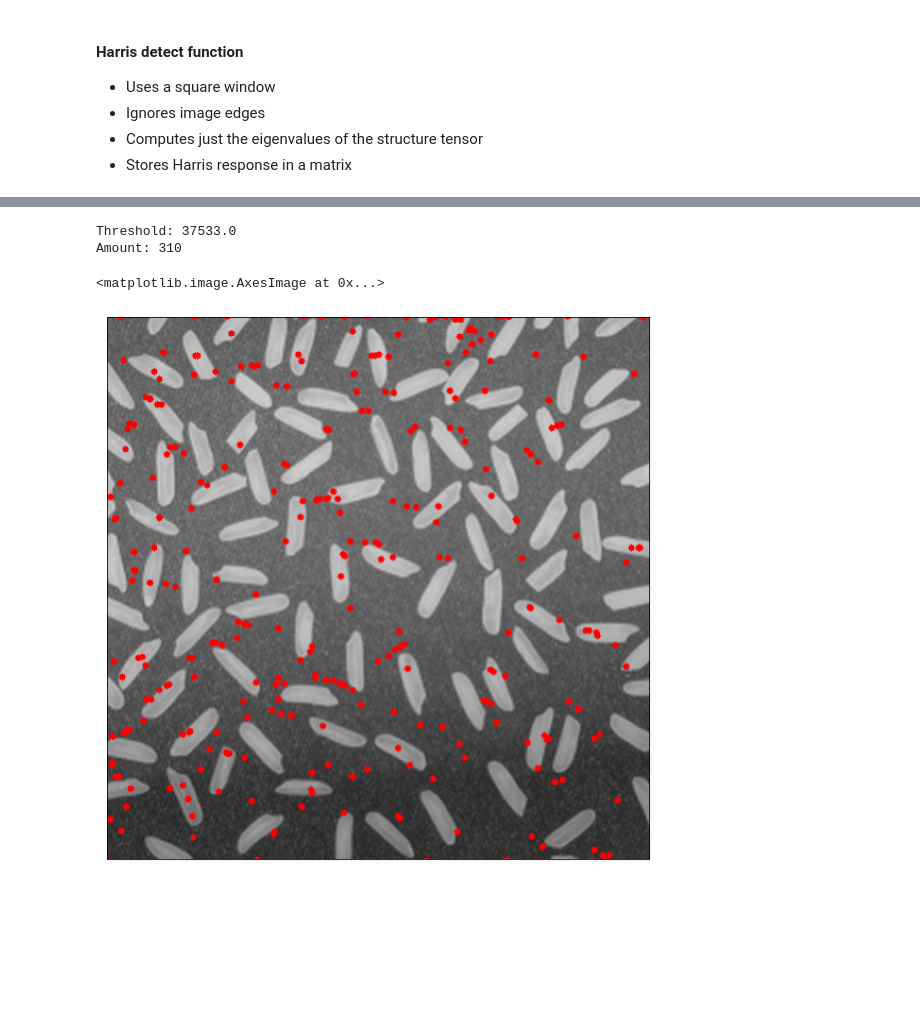
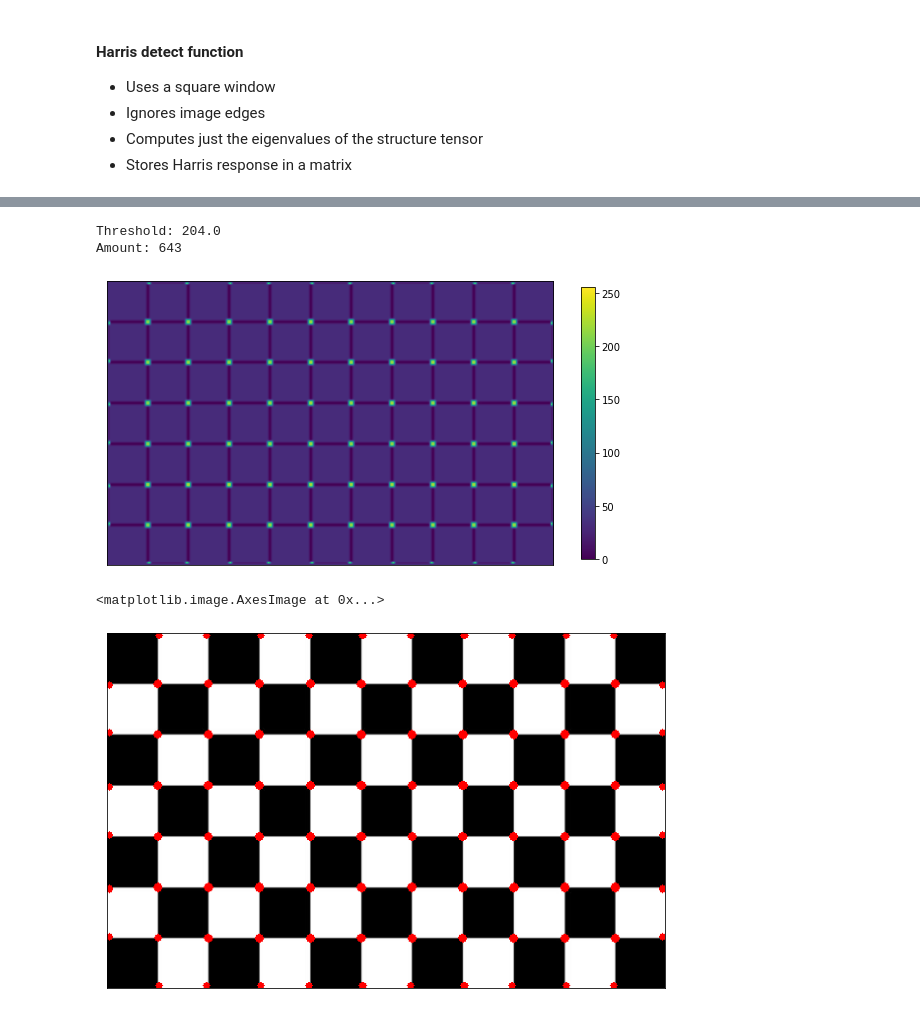
Before and after one commit to AIP-Mizzou/HarrisFeature, a Jupyter notebook: main.ipynb, the cells around one changed output, grey strips where cells are left out. Saved outputs shown, nothing was run; the diff lists cells and outputs as text; code cells hidden in the pictures; blank space fills up the shorter version.

```diff
--- a/main.ipynb
+++ b/main.ipynb
@@ -26,10 +26,11 @@ The `image = np.asarray(Image.open(image_path).convert('L'))` opens and converts
 # %%
 from PIL import Image
 import numpy as np
+import matplotlib.pyplot as plt
 
 
-image_path = 'rice.png'
-# image_path = 'checker.jpg'
+# image_path = 'rice.png'
+image_path = 'checker.jpg'
 
 # Read in image as grayscale and store as an array
 image = np.asarray(Image.open(image_path).convert('L'))
@@ -88,0 +88,20 @@ img_dxdy = np.multiply(img_g_dx, img_g_dy)
+# %%
+img_dxdx = convolve2d(np.multiply(img_g_dx, img_g_dx), gauss, mode='same')
+img_dydy = convolve2d(np.multiply(img_g_dy, img_g_dy), gauss, mode='same')
+# Do we need dydx too?
+img_dxdy = convolve2d(np.multiply(img_g_dx, img_g_dy), gauss, mode='same')
+
+plt.figure(figsize=(10,10))
+plt.imshow(img_dxdx)
+plt.title('Squared X Image Derivative')
+plt.colorbar(shrink=0.5)
+
+plt.figure(figsize=(10,10))
+plt.imshow(img_dydy)
+plt.title('Squared Y Image Derivative')
+plt.colorbar(shrink=0.5)
+
+plt.figure(figsize=(10,10))
+plt.imshow(img_dxdy)
+plt.title('X * Y Image Derivative')
+plt.colorbar(shrink=0.5)
@@ -118,6 +142,6 @@ def HarrisDetect(img_dxdx: np.ndarray, img_dydy: np.ndarray,
 
             eigenvals = np.linalg.eigvalsh(tensor)
             R_response[row, col] = (eigenvals[0] * eigenvals[1] -
-                                    k * ((Ixx + Iyy) ** 2))
+                                    k * ((eigenvals[0] + eigenvals[1]) ** 2))
 
     return R_response
@@ -137,27 +212,41 @@ response = HarrisDetect(img_dxdx, img_dydy, img_dxdy, 1)
 # %%
-threshold = 0.75 * response.max()
+response = HarrisDetect(img_dxdx, img_dydy, img_dxdy, 5)
+
+# Rescale response
+response = (response - response.min()) * 255 / (response.max() - response.min())
+
+# Show response
+plt.figure(figsize=(10,10))
+plt.xticks([])
+plt.yticks([])
+plt.imshow(response)
+plt.colorbar(shrink=0.5)
+
+# Threshold based off a percent of the maximum
+threshold = 0.80 * response.max()
 n_responses = np.sum(response > threshold)
 
 print(f'Threshold: {threshold}\nAmount: {n_responses}')
 response_idx = np.asarray((response > threshold).nonzero())
 # %% [output]
-Threshold: 37533.0
-Amount: 310
+Threshold: 204.0
+Amount: 643
+[figure, added]
 # %%
 import cv2
 from matplotlib import pyplot as plt
 
 image_features = cv2.imread(image_path)
 for i in np.arange(response_idx.shape[1]):
     image_features = cv2.circle(image_features,
-        (response_idx[0,i], response_idx[1,i]),
+        (response_idx[1,i], response_idx[0,i]),
         radius=3, color=(255,0,0), thickness=-1)
 
 # Display image
 plt.figure(figsize=(10,10))
 plt.xticks([])
 plt.yticks([])
 plt.imshow(image_features)
 # %% [output]
 <matplotlib.image.AxesImage at 0x...>
-[figure, old version]
+[figure, new version]
```
Also changed, not shown: parts of 10 cells of this notebook.
